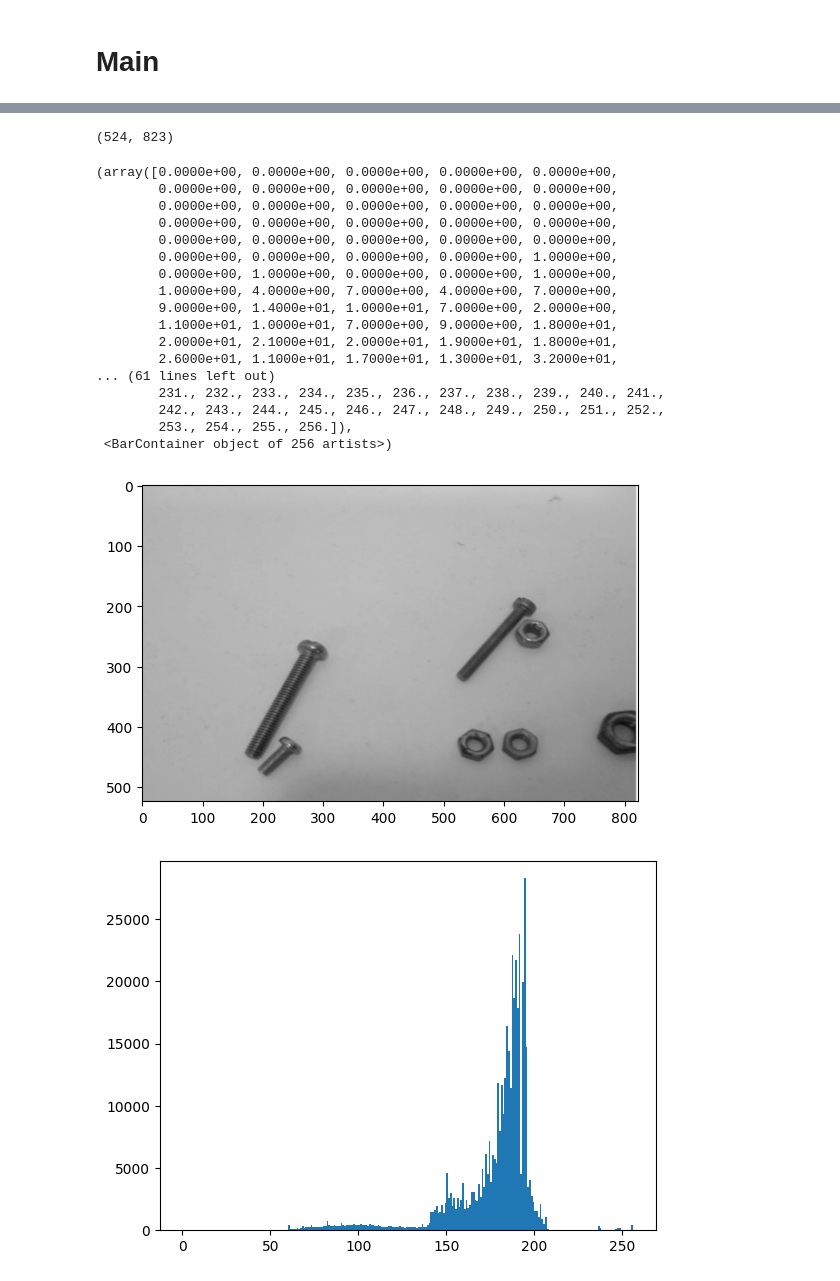
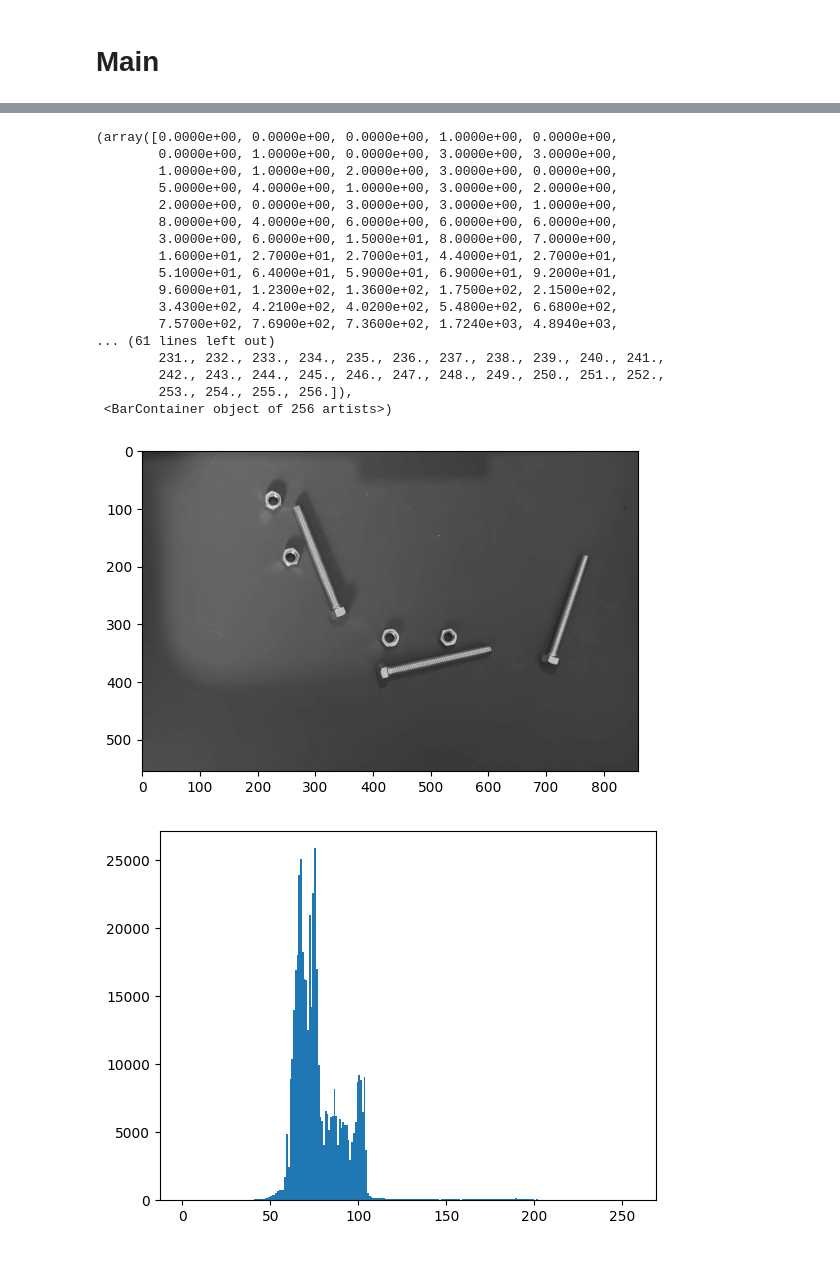
Before and after one commit to sincerem00n/6DOE-with-cv, a Jupyter notebook: detect.ipynb, the cells around one changed output, grey strips where cells are left out. Drawn from its saved outputs; the diff is of its cells as text; code cells hidden in the pictures.

```diff
--- a/detect.ipynb
+++ b/detect.ipynb
@@ -8,7 +8,8 @@ print(cv2.__version__)
 # %% [markdown]
 # Main
 # %%
-img = cv2.imread('src/bolts.png', 0)
+img = cv2.imread('src/image_12.jpg')
+img = cv2.cvtColor(img, cv2.COLOR_BGR2RGB)
 print(img.shape)
-plt.imshow(img, cmap='gray')
+plt.imshow(img)
 # %% [output]
@@ -17,0 +19,5 @@ plt.imshow(img, cmap='gray')
+# %%
+# determine box
+img_resize = img[95:650, 650:1510]
+print(img_resize.shape)
+plt.imshow(img_resize)
@@ -18,30 +28,27 @@ plt.imshow(img, cmap='gray')
 # %%
-# resize
-img_resize = cv2.resize(img, (0, 0), fx=0.5, fy=0.5)
-print(img_resize.shape)
+img_resize = cv2.cvtColor(img_resize, cv2.COLOR_RGB2GRAY)
 plt.imshow(img_resize, cmap='gray')
 plt.figure()
 plt.hist(img_resize.ravel(), 256, [0, 256])
 # %% [output]
-(524, 823)
+(array([0.0000e+00, 0.0000e+00, 0.0000e+00, 1.0000e+00, 0.0000e+00,
+        0.0000e+00, 1.0000e+00, 0.0000e+00, 3.0000e+00, 3.0000e+00,
+        1.0000e+00, 1.0000e+00, 2.0000e+00, 3.0000e+00, 0.0000e+00,
+        5.0000e+00, 4.0000e+00, 1.0000e+00, 3.0000e+00, 2.0000e+00,
+        2.0000e+00, 0.0000e+00, 3.0000e+00, 3.0000e+00, 1.0000e+00,
+        8.0000e+00, 4.0000e+00, 6.0000e+00, 6.0000e+00, 6.0000e+00,
+        3.0000e+00, 6.0000e+00, 1.5000e+01, 8.0000e+00, 7.0000e+00,
+        1.6000e+01, 2.7000e+01, 2.7000e+01, 4.4000e+01, 2.7000e+01,
+        5.1000e+01, 6.4000e+01, 5.9000e+01, 6.9000e+01, 9.2000e+01,
+        9.6000e+01, 1.2300e+02, 1.3600e+02, 1.7500e+02, 2.1500e+02,
+        3.4300e+02, 4.2100e+02, 4.0200e+02, 5.4800e+02, 6.6800e+02,
+        7.5700e+02, 7.6900e+02, 7.3600e+02, 1.7240e+03, 4.8940e+03,
+... (61 lines left out)
+        231., 232., 233., 234., 235., 236., 237., 238., 239., 240., 241.,
+        242., 243., 244., 245., 246., 247., 248., 249., 250., 251., 252.,
+        253., 254., 255., 256.]),
+ <BarContainer object of 256 artists>)
-(array([0.0000e+00, 0.0000e+00, 0.0000e+00, 0.0000e+00, 0.0000e+00,
-        0.0000e+00, 0.0000e+00, 0.0000e+00, 0.0000e+00, 0.0000e+00,
-        0.0000e+00, 0.0000e+00, 0.0000e+00, 0.0000e+00, 0.0000e+00,
-        0.0000e+00, 0.0000e+00, 0.0000e+00, 0.0000e+00, 0.0000e+00,
-        0.0000e+00, 0.0000e+00, 0.0000e+00, 0.0000e+00, 0.0000e+00,
-        0.0000e+00, 0.0000e+00, 0.0000e+00, 0.0000e+00, 1.0000e+00,
-        0.0000e+00, 1.0000e+00, 0.0000e+00, 0.0000e+00, 1.0000e+00,
-        1.0000e+00, 4.0000e+00, 7.0000e+00, 4.0000e+00, 7.0000e+00,
-        9.0000e+00, 1.4000e+01, 1.0000e+01, 7.0000e+00, 2.0000e+00,
-        1.1000e+01, 1.0000e+01, 7.0000e+00, 9.0000e+00, 1.8000e+01,
-        2.0000e+01, 2.1000e+01, 2.0000e+01, 1.9000e+01, 1.8000e+01,
-        2.6000e+01, 1.1000e+01, 1.7000e+01, 1.3000e+01, 3.2000e+01,
-... (61 lines left out)
-        231., 232., 233., 234., 235., 236., 237., 238., 239., 240., 241.,
-        242., 243., 244., 245., 246., 247., 248., 249., 250., 251., 252.,
-        253., 254., 255., 256.]),
- <BarContainer object of 256 artists>)
-[figure, old version]
+[figure, new version]
-[figure, old version]
+[figure, new version]
 # %%
 # threshold
```
Also changed, not shown: parts of 8 cells of this notebook, 13 other files.
